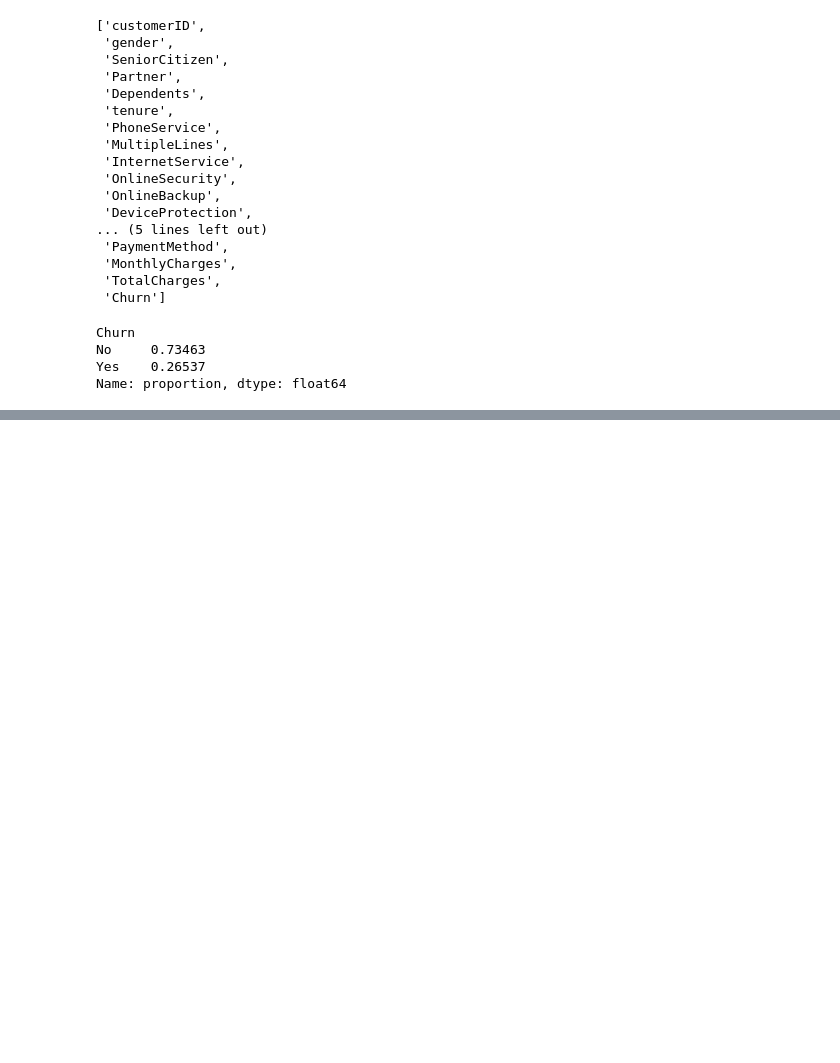
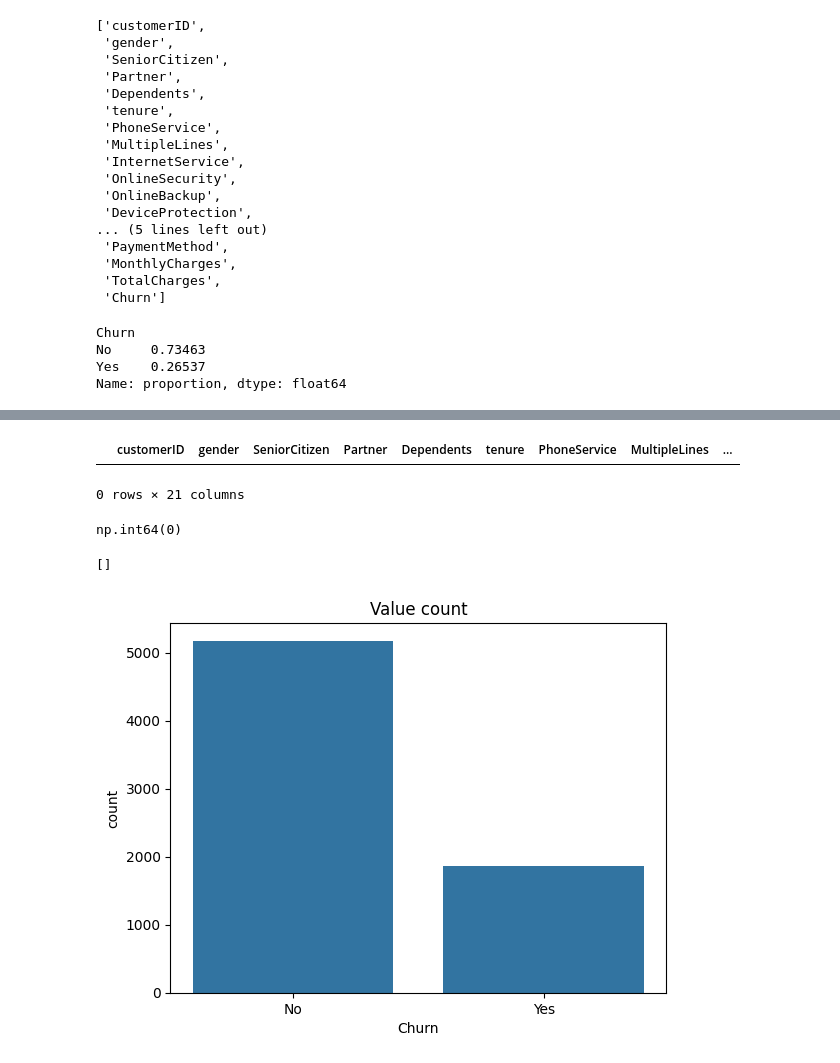
Before and after one commit to nishot/customer_churn, a Jupyter notebook: notebooks/01_eda.ipynb, the cells around one changed output, grey strips where cells are left out. Cells and saved outputs as stored; diff of their text form; code cells hidden in the pictures; blank space fills up the shorter version.

```diff
--- a/notebooks/01_eda.ipynb
+++ b/notebooks/01_eda.ipynb
@@ -105,0 +195,2 @@ Name: proportion, dtype: float64
+# %%
+df['TotalCharges']=pd.to_numeric(df['TotalCharges'],errors="coerce")
@@ -105,0 +253,20 @@ Name: proportion, dtype: float64
+# %%
+df['TotalCharges']=df['TotalCharges'].fillna(0)
+# %%
+df[df['TotalCharges'].isnull()]
+# %% [output]
+|  | customerID | gender | SeniorCitizen | Partner | Dependents | tenure | PhoneService | MultipleLines | ... |
+0 rows × 21 columns
+# %%
+df.duplicated().sum()
+# %% [output]
+np.int64(0)
+# %%
+df=df.drop(columns=['customerID'])
+# %%
+sns.countplot(data=df,x="Churn")
+plt.title("Value count")
+plt.plot()
+# %% [output]
+[]
+[figure, added]
```
Also changed, not shown: parts of 21 cells of this notebook.
